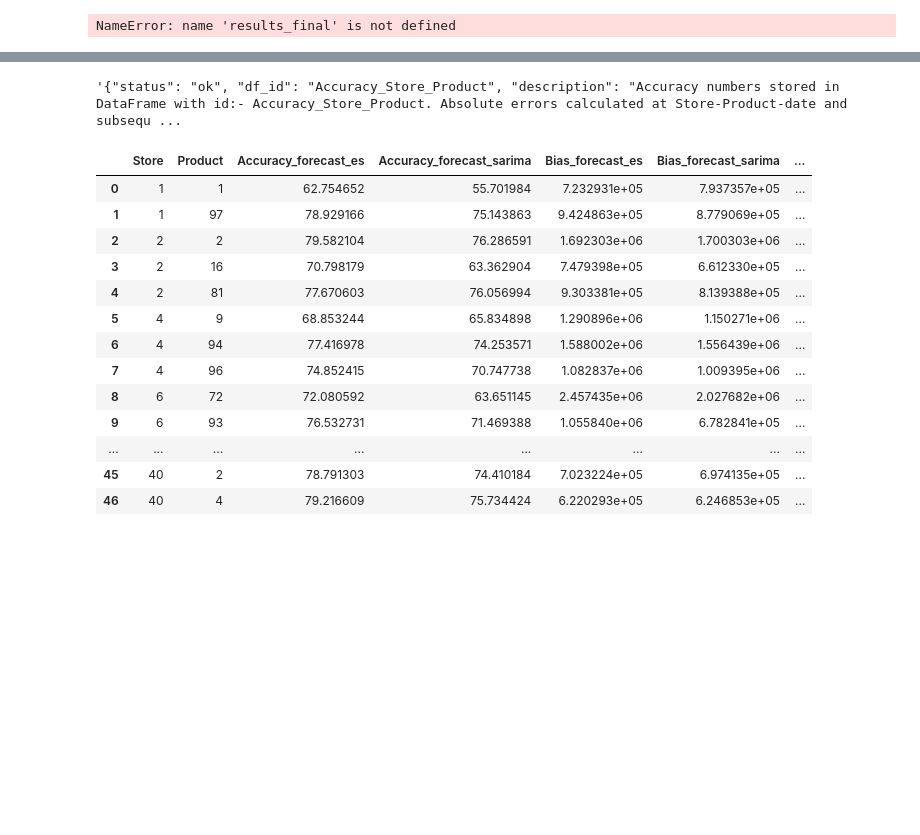
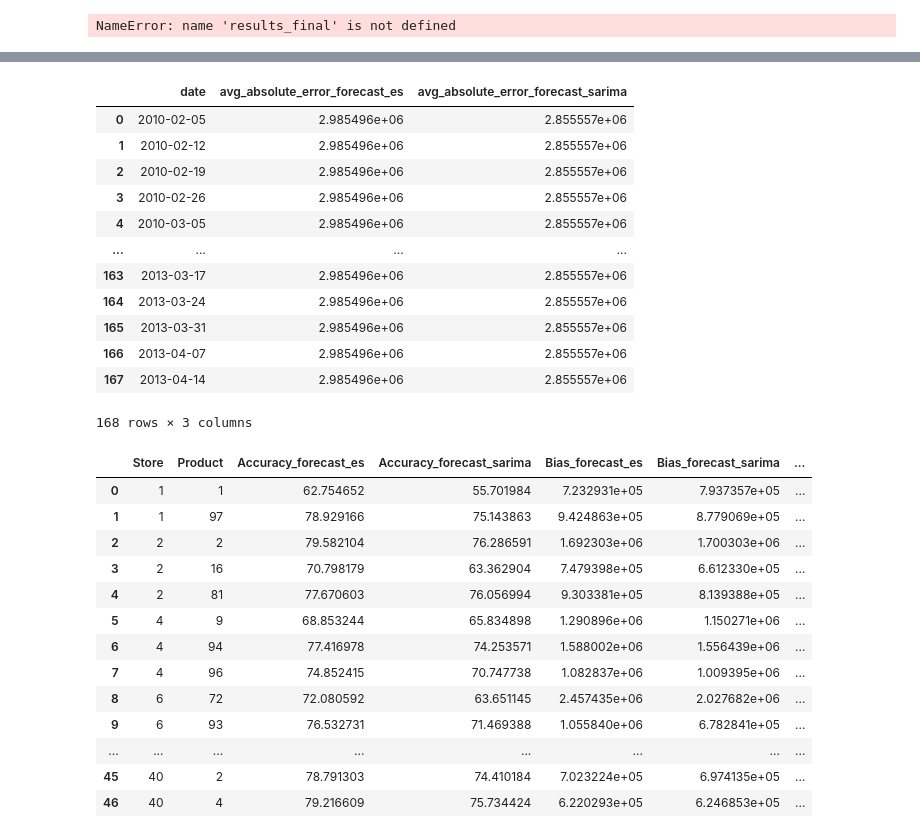
Before and after one commit to pdl-valiance/MLOps_Bot, a Jupyter notebook: test2.ipynb, the cells around one changed output, grey strips where cells are left out. Drawn from its saved outputs; the diff is of its cells as text; code cells hidden in the pictures; blank space fills up the shorter version.

```diff
--- a/test2.ipynb
+++ b/test2.ipynb
@@ -1783,0 +1837,31 @@ df_store.list_ids()
+# %%
+forecast_date = '2012-04-26'
+intersection_level = ['Store','Product']
+df_store = DataFrameStore()
+df_store.put(results, id = 'Forecasts_Actuals_merged',
+             description=f"""Dataframe containing Actuals and forecasts (generated at {','.join(intersection_level)}) merged. Test/forecast start date :- {forecast_date}.
+             Predictions during training period also provided.""")
+global global_code
+global_code = None
+
+# -----------------------------
+user_query = ("""Find the intersections to focus on to improve overall accuracy.
+              Suggestion should be based only on errors and accuracies.
+              """)
+print("USER QUERY:", user_query)
+set_debug(True)
+
+with get_openai_callback() as cb:
+    result = planner_agent.invoke({"task": user_query})
+    # print("Generated Plan:\n", plan)
+    # The agent will call tools according to its ReAct loop
+    # result = agent_executor.invoke({"input": plan})
+    print("Agent raw response:", result)
+    print(f"Total Tokens: {cb.total_tokens}")
+    print(f"Prompt Tokens: {cb.prompt_tokens}")
+    print(f"Completion Tokens: {cb.completion_tokens}")
+    print(f"Total Cost (USD): ${cb.total_cost}")
+
+set_debug(False)
+
+# Analyze them to look for reasons of poor forecasts.
@@ -1784,7 +1932,19 @@ df_store.list_ids()
 # %%
-calculate_accuracy_fn('{"df_id": "Forecasts_Actuals_merged", "forecast_cols": ["forecast_es", "forecast_sarima"], "actuals_col": "actual_sales", "date_col": "date", "error_aggregation_level": ["Store", "Product"]}')
+df_store.get('Forecast_Accuracy_Analysis')['DataFrame']
 # %% [output]
+|  | date | avg_absolute_error_forecast_es | avg_absolute_error_forecast_sarima |
+| 0 | 2010-02-05 | 2.985496e+06 | 2.855557e+06 |
+| 1 | 2010-02-12 | 2.985496e+06 | 2.855557e+06 |
+| 2 | 2010-02-19 | 2.985496e+06 | 2.855557e+06 |
+| 3 | 2010-02-26 | 2.985496e+06 | 2.855557e+06 |
+| 4 | 2010-03-05 | 2.985496e+06 | 2.855557e+06 |
+| ... | ... | ... | ... |
+| 163 | 2013-03-17 | 2.985496e+06 | 2.855557e+06 |
+| 164 | 2013-03-24 | 2.985496e+06 | 2.855557e+06 |
+| 165 | 2013-03-31 | 2.985496e+06 | 2.855557e+06 |
+| 166 | 2013-04-07 | 2.985496e+06 | 2.855557e+06 |
+| 167 | 2013-04-14 | 2.985496e+06 | 2.855557e+06 |
-'{"status": "ok", "df_id": "Accuracy_Store_Product", "description": "Accuracy numbers stored in DataFrame with id:- Accuracy_Store_Product. Absolute errors calculated at Store-Product-date and subsequ ...
+168 rows × 3 columns
 # %%
 global_code
 # %%
```
Also changed, not shown: parts of 18 cells of this notebook, 1 other file.
